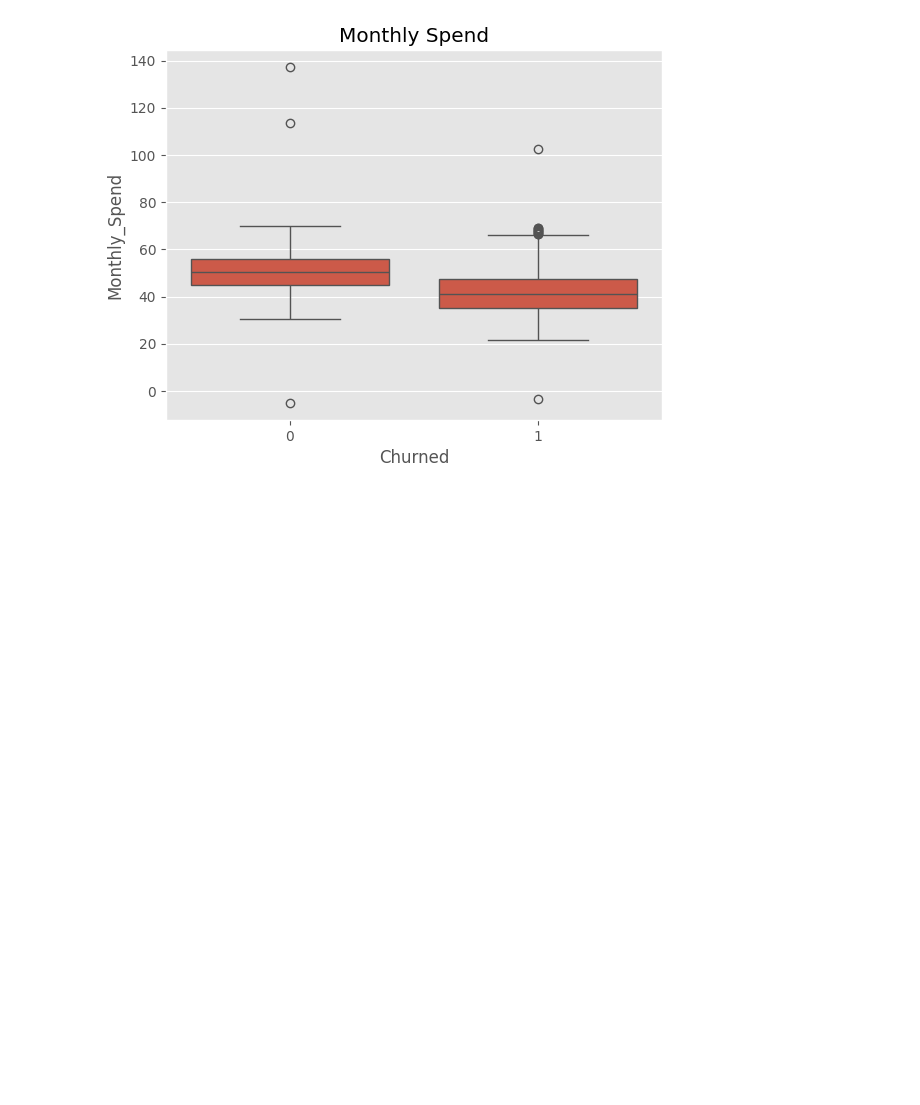
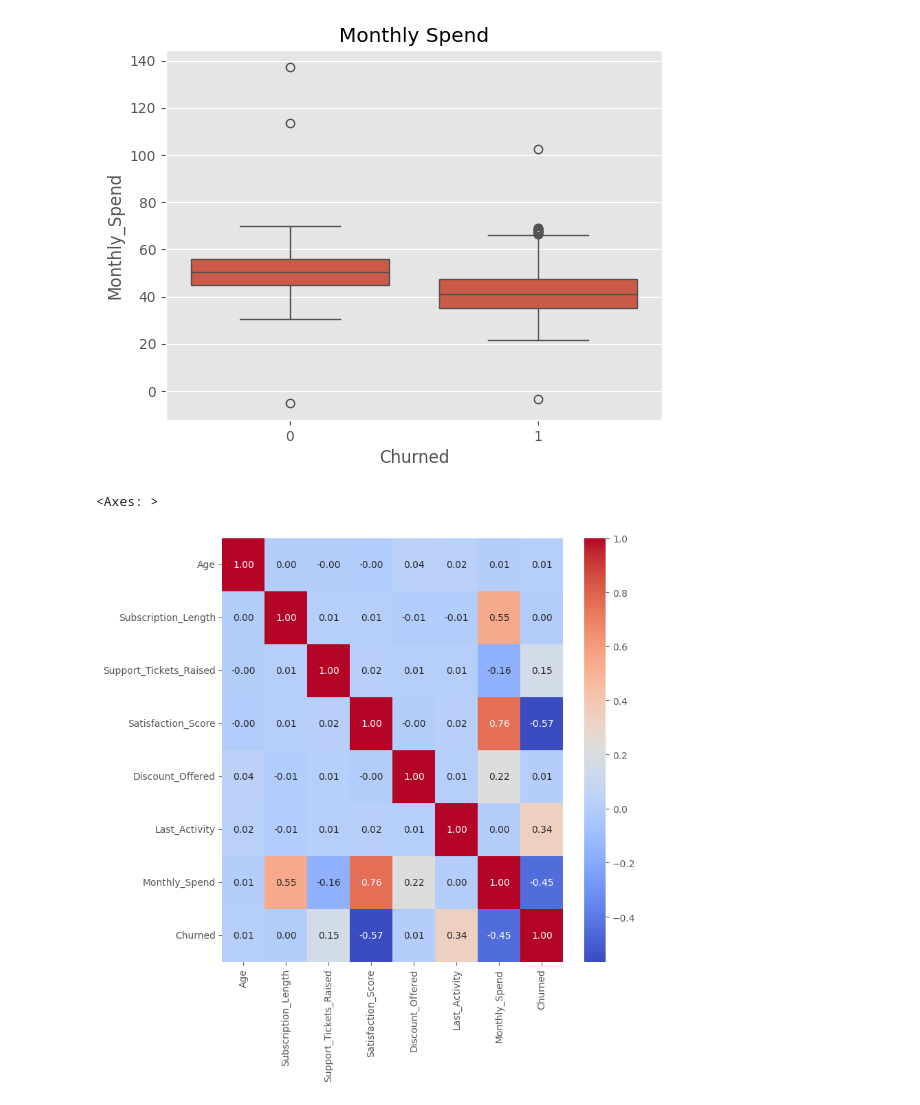
Before and after one commit to Betheloguguo/Customer-Churn-Prediction, a Jupyter notebook: Churn.ipynb, the cells around one changed output. Drawn from its saved outputs; the diff is of its cells as text; code cells hidden in the pictures; blank space fills up the shorter version.

```diff
--- a/Churn.ipynb
+++ b/Churn.ipynb
@@ -95,3 +108,12 @@ sns.boxplot(x = df['Churned'], y= df['Monthly_Spend'], ax=ax)
 plt.title('Monthly Spend');
 # %% [output]
 [figure]
+# %%
+# Correlation
+corr = df.select_dtypes('number').corr()
+
+plt.figure(figsize=(8,8))
+sns.heatmap(corr, annot=True, fmt='.2f', cmap='coolwarm')
+# %% [output]
+<Axes: >
+[figure, added]
```
Also changed, not shown: parts of 13 cells of this notebook.
